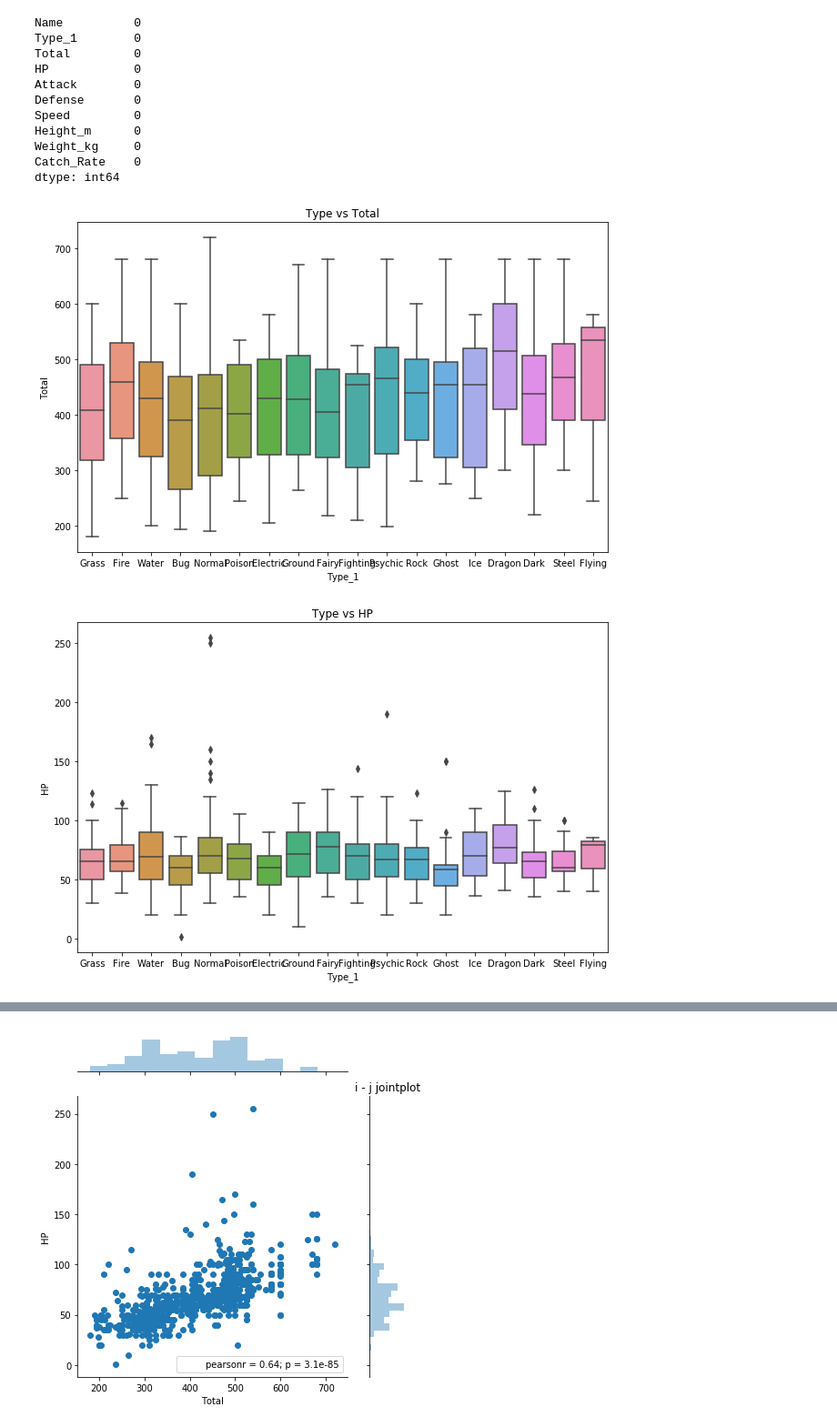
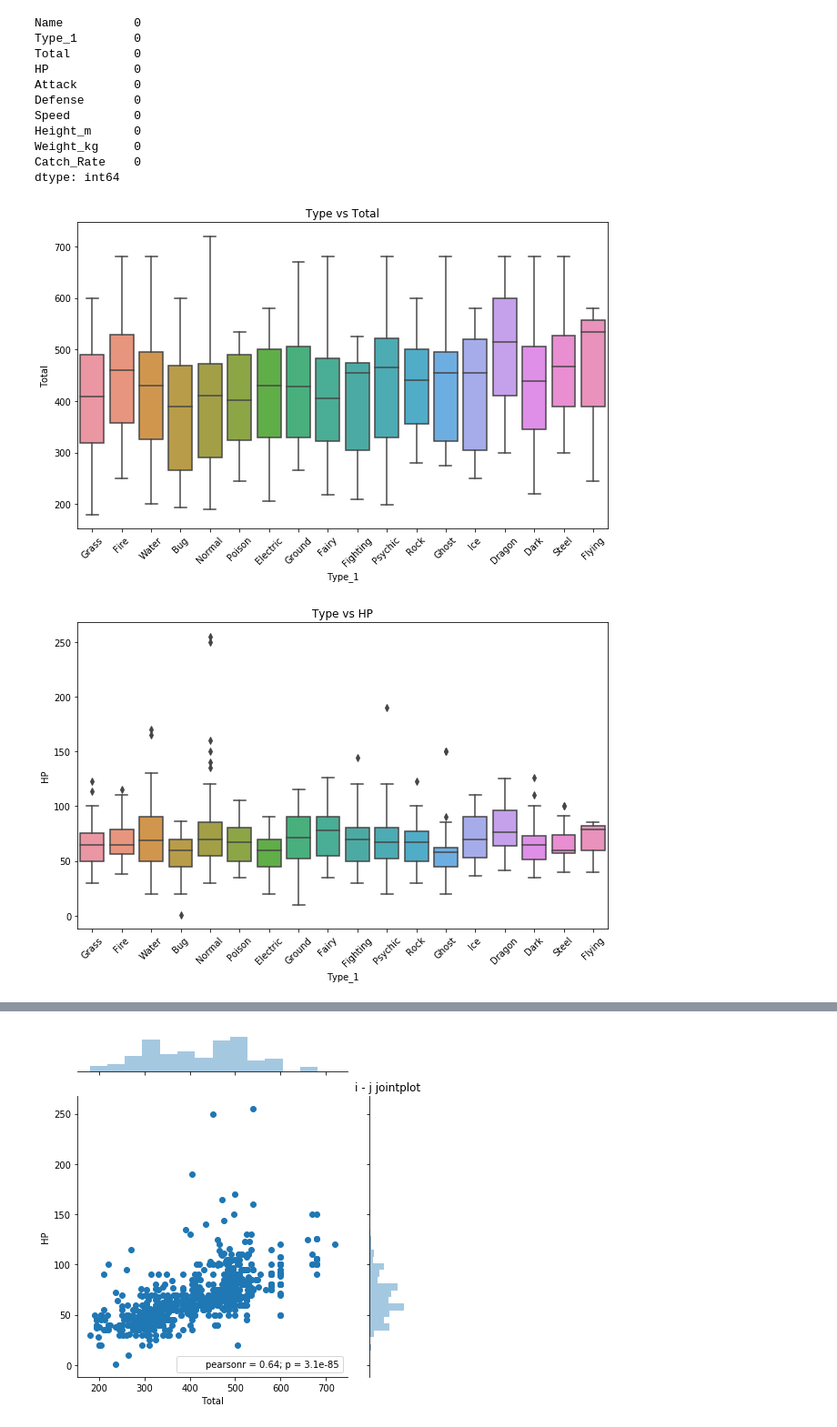
Before and after one commit to davidkorea/DATA_ANALYSIS, a Jupyter notebook: 4_pokemon_properties/8_分析神奇宝贝的变量关系数据.ipynb, the cells around one changed output, grey strips where cells are left out. Shown at 91% size. Cells and saved outputs as stored; diff of their text form; code cells hidden in the pictures.

Commit message:
plt.xticks(rotation=45)

```diff
--- a/4_pokemon_properties/8_分析神奇宝贝的变量关系数据.ipynb
+++ b/4_pokemon_properties/8_分析神奇宝贝的变量关系数据.ipynb
@@ -32,10 +32,11 @@ dtype: int64
 # %%
 for attr in cols[2:]:
     plt.figure(figsize=(9,6))
     sns.boxplot(x='Type_1', y=attr, data=data_df)
     plt.title('Type vs {}'.format(attr))
+    plt.xticks(rotation=45)
     plt.tight_layout()
     plt.show()
 # %% [output]
-[figure, old version]
+[figure, new version]
-[figure, old version]
+[figure, new version]
```
Also changed, not shown: parts of 1 cell of this notebook.
